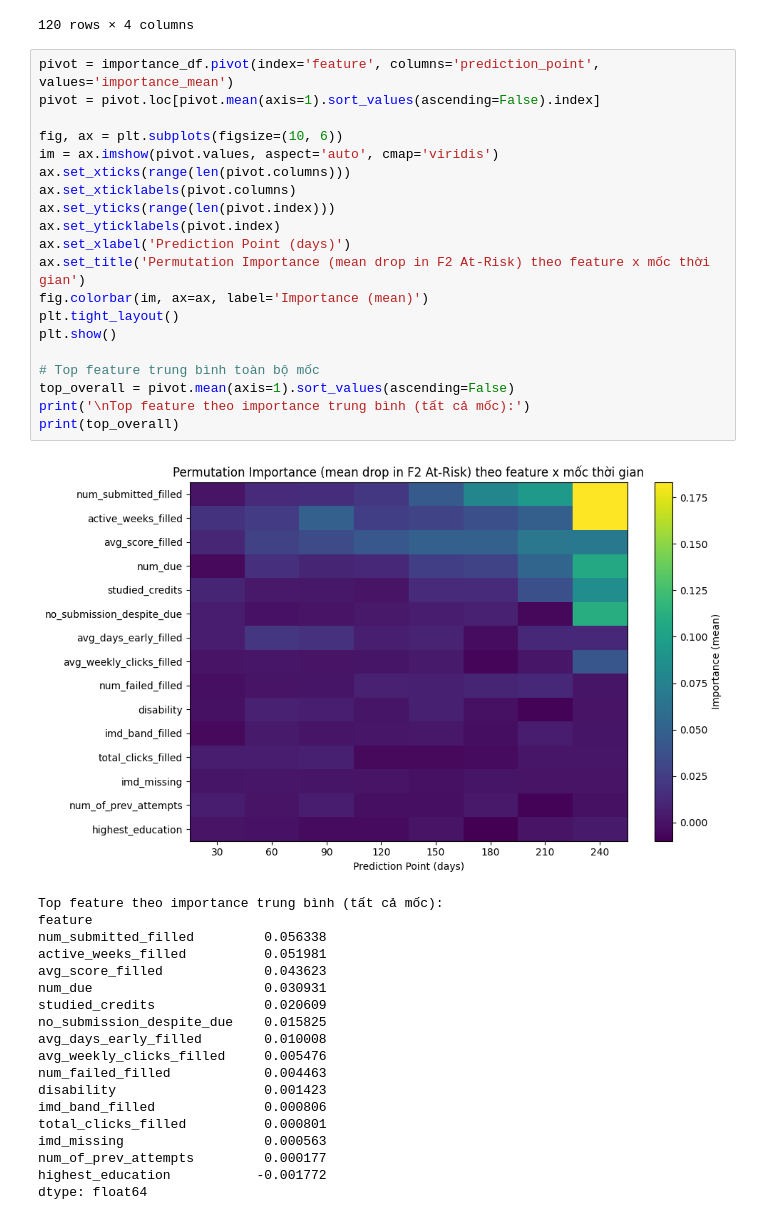
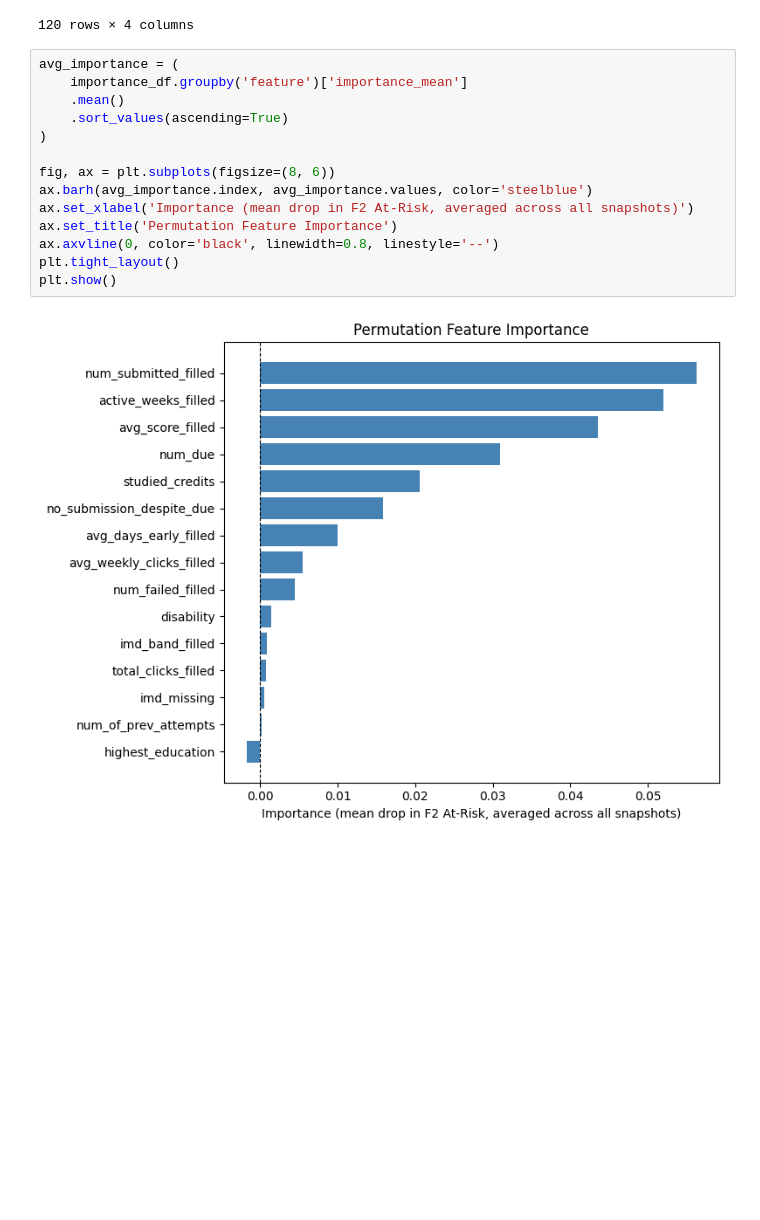
Before and after one commit to thiennguyen37-qn/early-academic-risk-warning, a Jupyter notebook: notebooks/modeling.ipynb, the cells around one changed output. Saved outputs shown, nothing was run; the diff lists cells and outputs as text; blank space fills up the shorter version.

```diff
--- a/notebooks/modeling.ipynb
+++ b/notebooks/modeling.ipynb
@@ -336,42 +336,18 @@ importance_df
 | 119 | 240 | imd_missing | 0.000108 | 0.000943 |
 120 rows × 4 columns
 # %%
-pivot = importance_df.pivot(index='feature', columns='prediction_point', values='importance_mean')
-pivot = pivot.loc[pivot.mean(axis=1).sort_values(ascending=False).index]
+avg_importance = (
+    importance_df.groupby('feature')['importance_mean']
+    .mean()
+    .sort_values(ascending=True)
+)
 
-fig, ax = plt.subplots(figsize=(10, 6))
-im = ax.imshow(pivot.values, aspect='auto', cmap='viridis')
-ax.set_xticks(range(len(pivot.columns)))
-ax.set_xticklabels(pivot.columns)
-ax.set_yticks(range(len(pivot.index)))
-ax.set_yticklabels(pivot.index)
-ax.set_xlabel('Prediction Point (days)')
-ax.set_title('Permutation Importance (mean drop in F2 At-Risk) theo feature x mốc thời gian')
-fig.colorbar(im, ax=ax, label='Importance (mean)')
+fig, ax = plt.subplots(figsize=(8, 6))
+ax.barh(avg_importance.index, avg_importance.values, color='steelblue')
+ax.set_xlabel('Importance (mean drop in F2 At-Risk, averaged across all snapshots)')
+ax.set_title('Permutation Feature Importance')
+ax.axvline(0, color='black', linewidth=0.8, linestyle='--')
 plt.tight_layout()
 plt.show()
-
-# Top feature trung bình toàn bộ mốc
-top_overall = pivot.mean(axis=1).sort_values(ascending=False)
-print('\nTop feature theo importance trung bình (tất cả mốc):')
-print(top_overall)
 # %% [output]
-[figure, old version]
+[figure, new version]
-Top feature theo importance trung bình (tất cả mốc):
-feature
-num_submitted_filled         0.056338
-active_weeks_filled          0.051981
-avg_score_filled             0.043623
-num_due                      0.030931
-studied_credits              0.020609
-no_submission_despite_due    0.015825
-avg_days_early_filled        0.010008
-avg_weekly_clicks_filled     0.005476
-num_failed_filled            0.004463
-disability                   0.001423
-imd_band_filled              0.000806
-total_clicks_filled          0.000801
-imd_missing                  0.000563
-num_of_prev_attempts         0.000177
-highest_education           -0.001772
-dtype: float64
```
Also changed, not shown: 4 other files.
